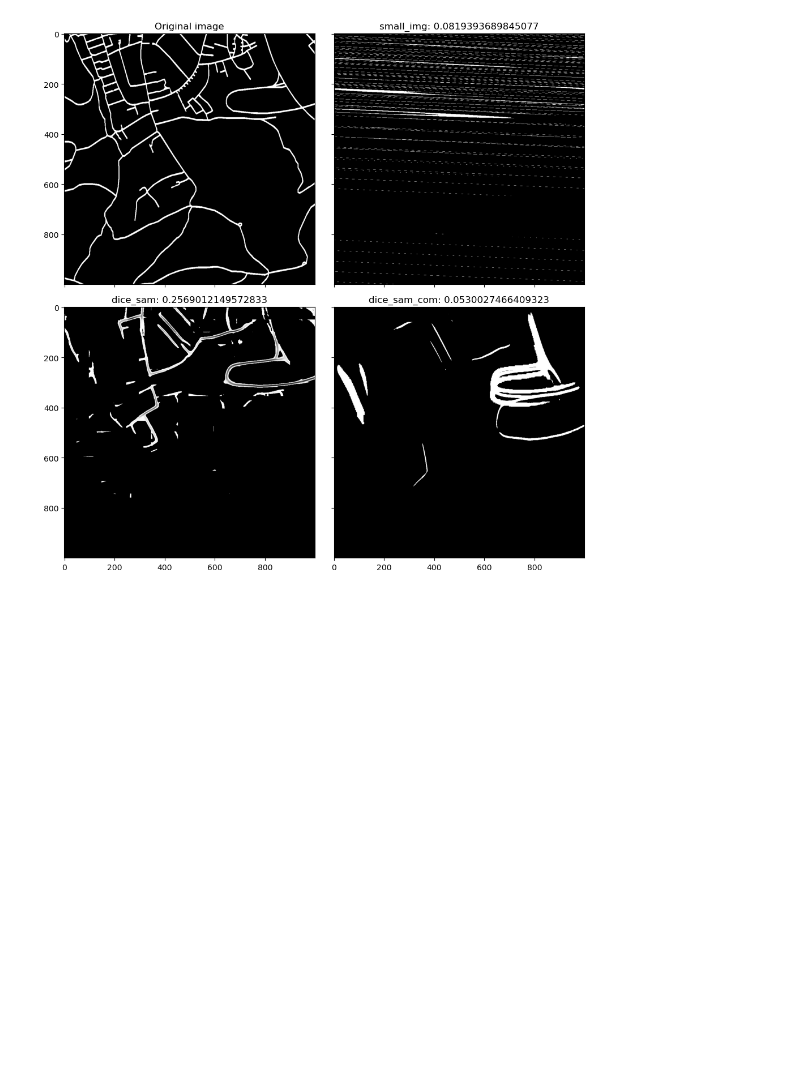
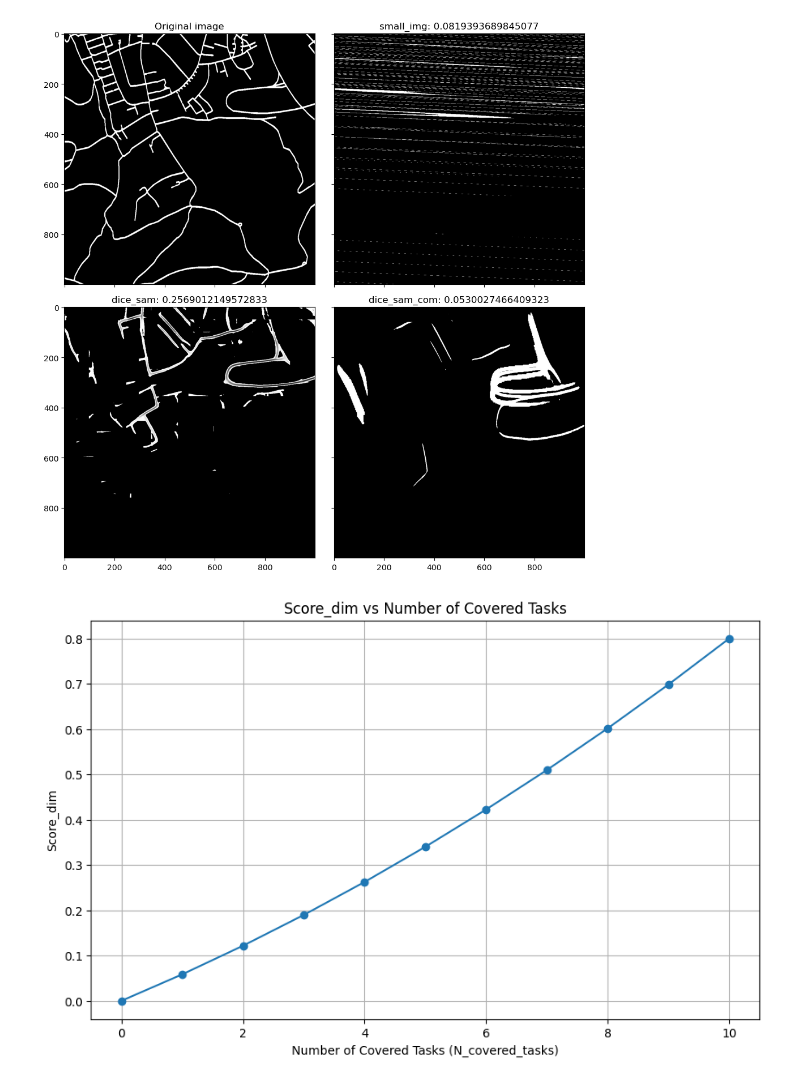
Before and after one commit to pipe1223/RemoteSeg, a Jupyter notebook: test_everything.ipynb, the cells around one changed output. Cells and saved outputs as stored; diff of their text form; code cells hidden in the pictures; blank space fills up the shorter version.

```diff
--- a/test_everything.ipynb
+++ b/test_everything.ipynb
@@ -1757,3 +1757,27 @@ result_small
 result_sam
 # %%
 result_sam_com
+# %%
+import matplotlib.pyplot as plt
+import numpy as np
+
+# Constants
+N_total_tasks = 10
+average_task_score = 0.8
+
+# Range of covered tasks
+N_covered_tasks = np.arange(0, N_total_tasks + 1)
+
+# Calculate Score_dim for each N_covered_tasks
+Score_dim = (average_task_score * N_covered_tasks / N_covered_tasks.max()) * (0.7 + 0.3 * N_covered_tasks / N_total_tasks)
+
+# Plotting
+plt.figure(figsize=(10, 6))
+plt.plot(N_covered_tasks, Score_dim, marker='o')
+plt.title('Score_dim vs Number of Covered Tasks')
+plt.xlabel('Number of Covered Tasks (N_covered_tasks)')
+plt.ylabel('Score_dim')
+plt.grid(True)
+plt.show()
+# %% [output]
+[figure, added]
```
Also changed, not shown: parts of 2 cells of this notebook, 2 other files.
